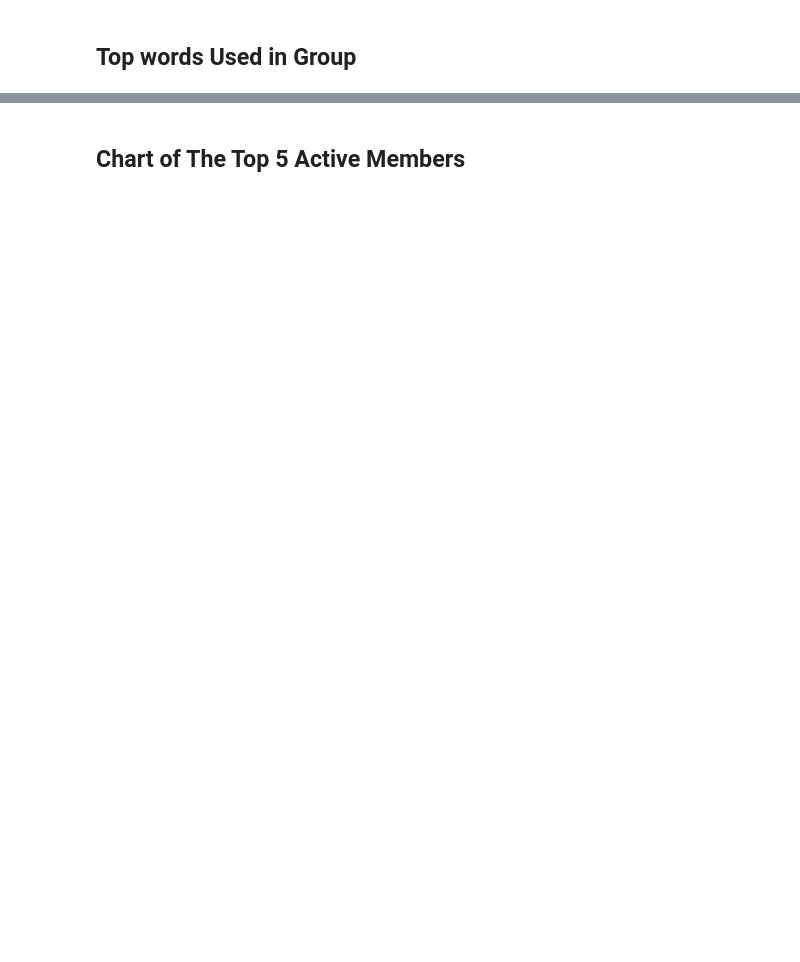
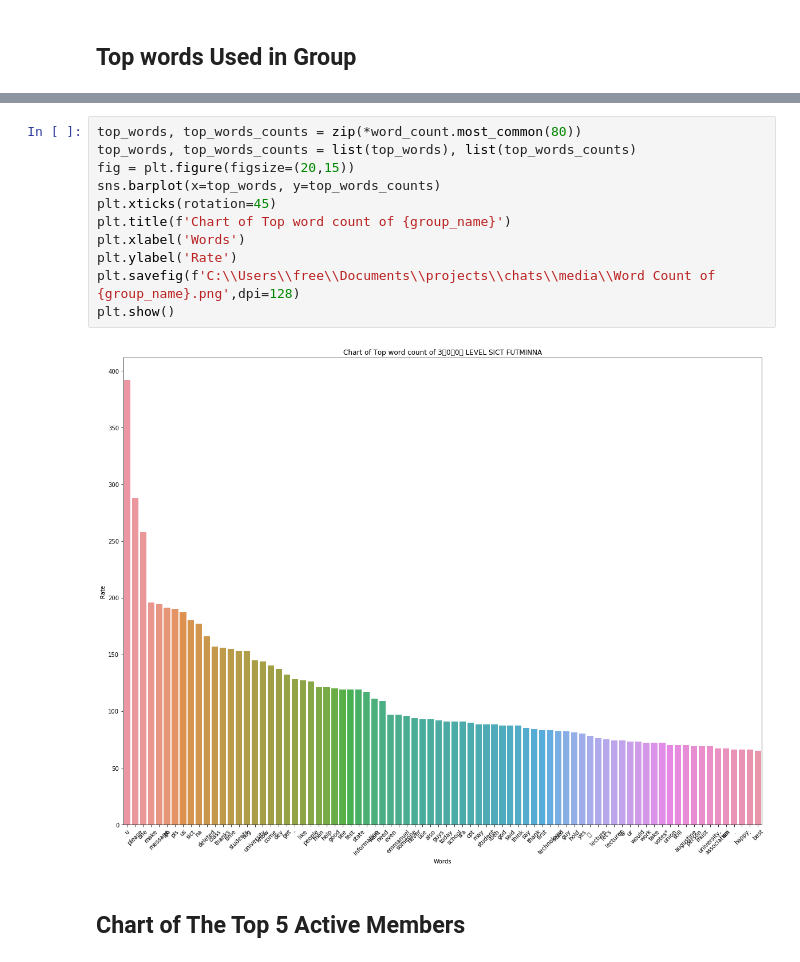
Before and after one commit to Fredpwol/whatsapp_analyzer, a Jupyter notebook: group_chat_analyzer.ipynb, the cells around one changed output, grey strips where cells are left out. Cells and saved outputs as stored; diff of their text form; blank space fills up the shorter version.

```diff
--- a/group_chat_analyzer.ipynb
+++ b/group_chat_analyzer.ipynb
@@ -163,3 +169,16 @@ na        (177)
+# %%
+top_words, top_words_counts = zip(*word_count.most_common(80))
+top_words, top_words_counts = list(top_words), list(top_words_counts)
+fig = plt.figure(figsize=(20,15))
+sns.barplot(x=top_words, y=top_words_counts)
+plt.xticks(rotation=45)
+plt.title(f'Chart of Top word count of {group_name}')
+plt.xlabel('Words')
+plt.ylabel('Rate')
+plt.savefig(f'C:\\Users\\free\\Documents\\projects\\chats\\media\\Word Count of {group_name}.png',dpi=128)
+plt.show()
+# %% [output]
+[figure, added]
 # %% [markdown]
 ## Chart of The Top 5 Active Members
 # %%
```
Also changed, not shown: parts of 7 cells of this notebook, 1 other file.
